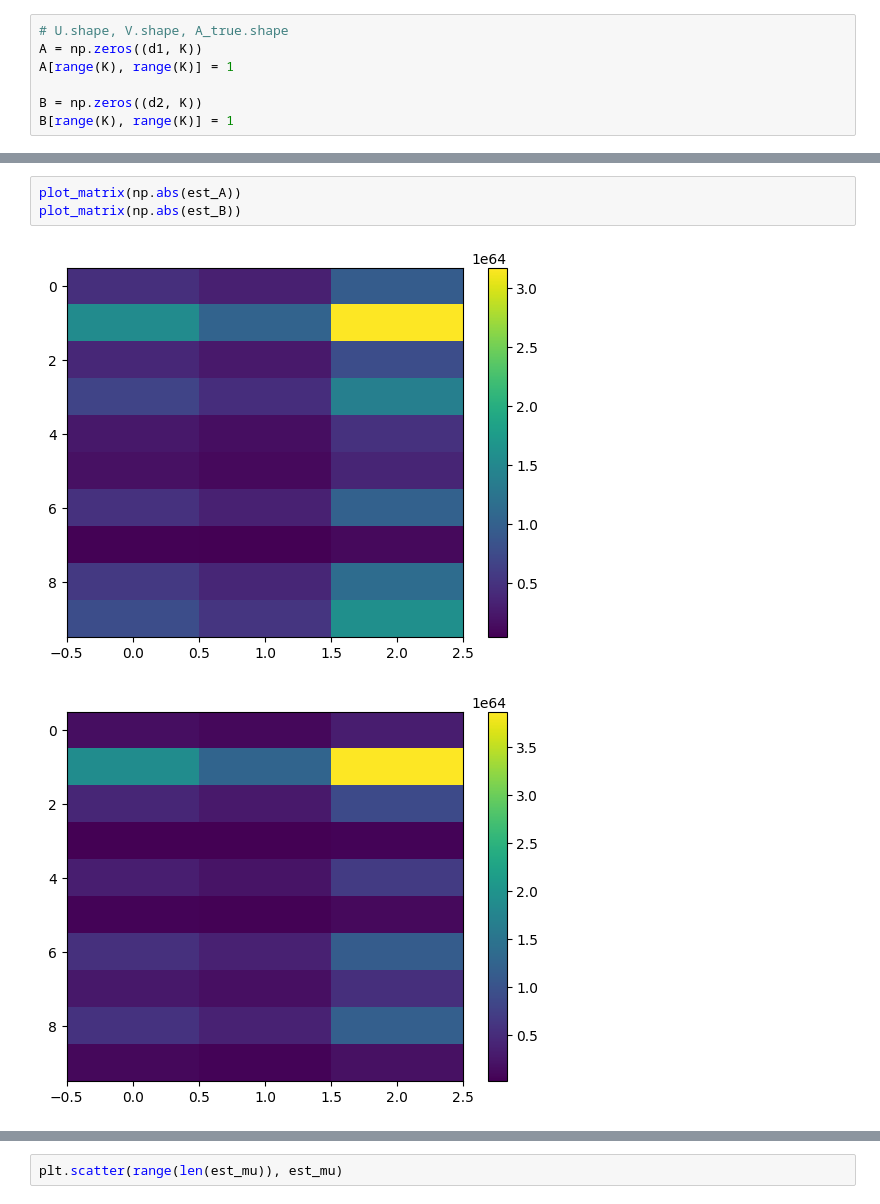
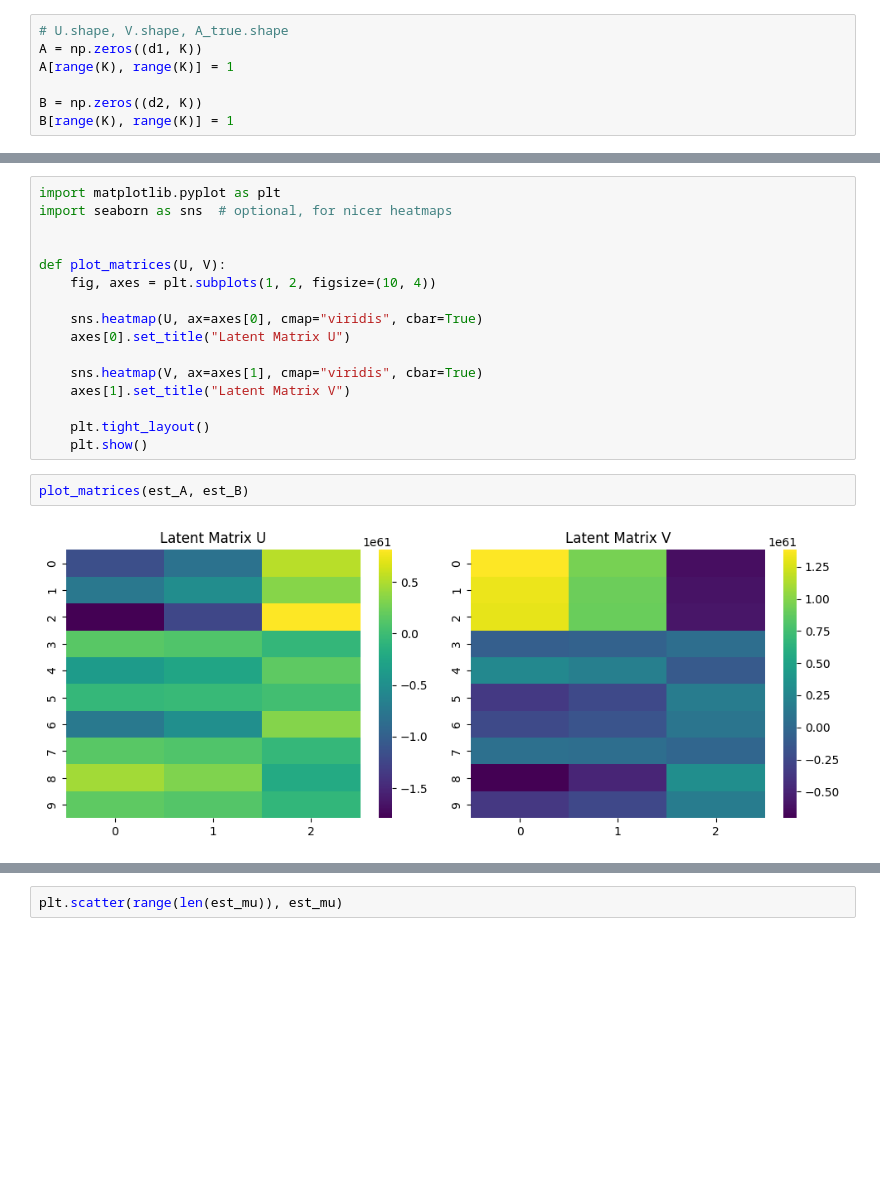
Before and after one commit to Sijianf/BVSIMC, a Jupyter notebook: working_notebook.ipynb, the cells around one changed output, grey strips where cells are left out. Drawn from its saved outputs; the diff is of its cells as text; blank space fills up the shorter version.

```diff
--- a/working_notebook.ipynb
+++ b/working_notebook.ipynb
@@ -106,9 +124,23 @@ print(est_mu)
 # %%
-plot_matrix(np.abs(est_A))
-plot_matrix(np.abs(est_B))
+import matplotlib.pyplot as plt
+import seaborn as sns  # optional, for nicer heatmaps
+
+
+def plot_matrices(U, V):
+    fig, axes = plt.subplots(1, 2, figsize=(10, 4))
+
+    sns.heatmap(U, ax=axes[0], cmap="viridis", cbar=True)
+    axes[0].set_title("Latent Matrix U")
+
+    sns.heatmap(V, ax=axes[1], cmap="viridis", cbar=True)
+    axes[1].set_title("Latent Matrix V")
+
+    plt.tight_layout()
+    plt.show()
-# %% [output]
-[figure, removed]
-[figure, removed]
+# %%
+plot_matrices(est_A, est_B)
+# %% [output]
+[figure, added]
 # %%
 np.abs(est_A)
 # %% [output]
```
Also changed, not shown: parts of 6 cells of this notebook, 1 other file.
